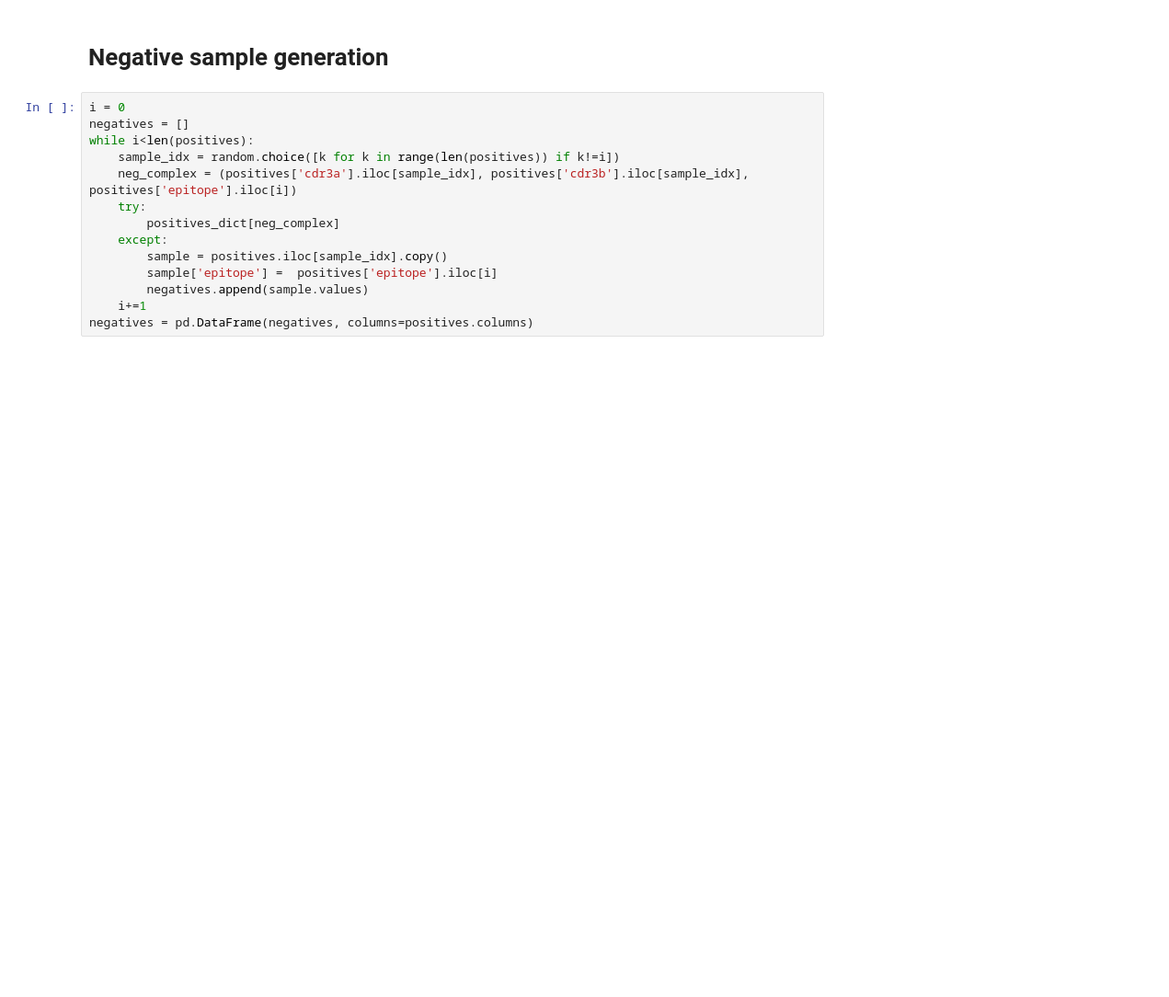
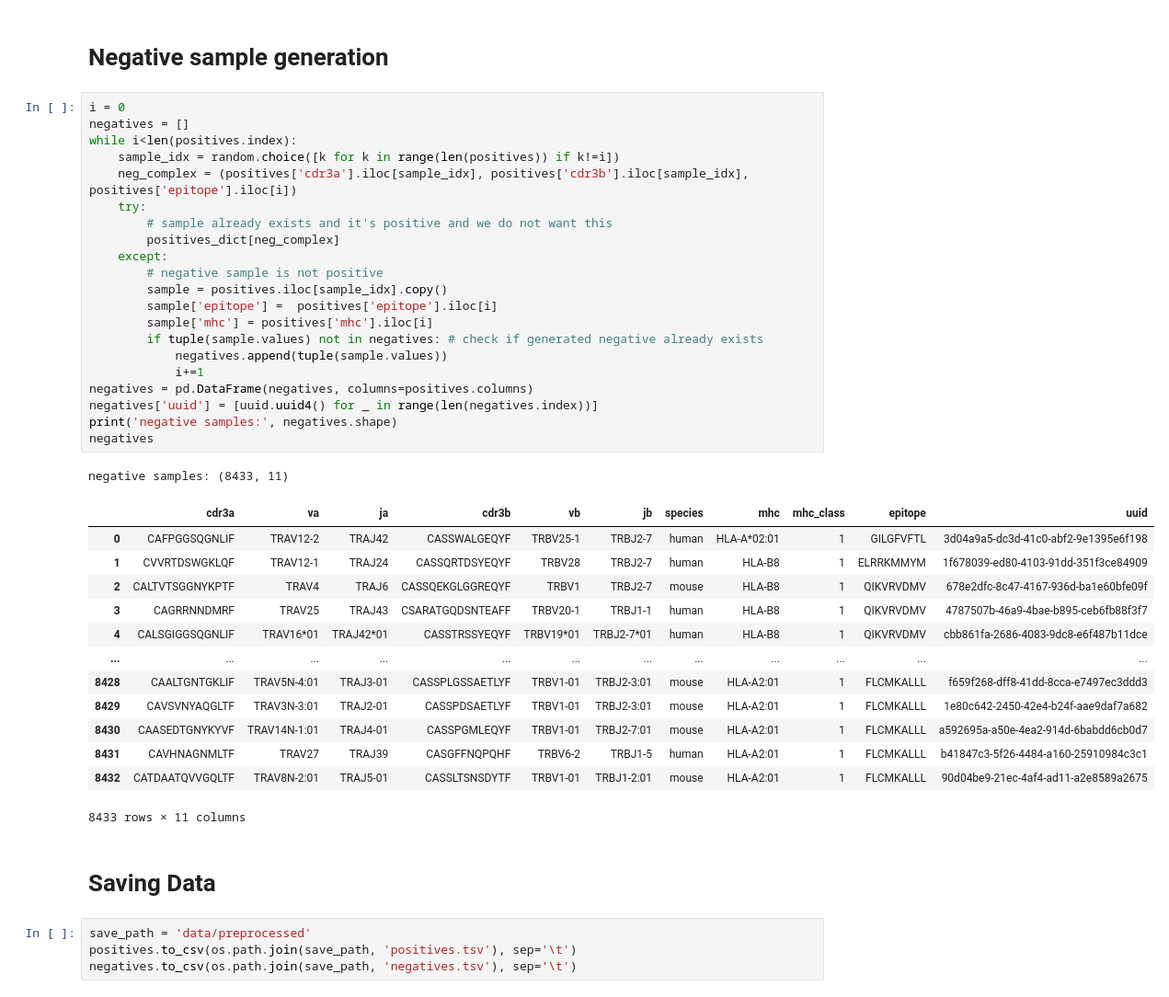
Before and after one commit to jgbrasier/tcrpmhc-binding, a Jupyter notebook: dataprep.ipynb, the cells around one changed output. Shown at 92% size. Drawn from its saved outputs; the diff is of its cells as text; blank space fills up the shorter version.

```diff
--- a/dataprep.ipynb
+++ b/dataprep.ipynb
@@ -208,14 +191,42 @@ unique tcr-peptide pairs: 8381
 # %%
 i = 0
 negatives = []
-while i<len(positives):
+while i<len(positives.index):
     sample_idx = random.choice([k for k in range(len(positives)) if k!=i])
     neg_complex = (positives['cdr3a'].iloc[sample_idx], positives['cdr3b'].iloc[sample_idx], positives['epitope'].iloc[i])
     try:
+        # sample already exists and it's positive and we do not want this
         positives_dict[neg_complex]
     except:
+        # negative sample is not positive
         sample = positives.iloc[sample_idx].copy()
         sample['epitope'] =  positives['epitope'].iloc[i]
-        negatives.append(sample.values)
-    i+=1
+        sample['mhc'] = positives['mhc'].iloc[i]
+        if tuple(sample.values) not in negatives: # check if generated negative already exists
+            negatives.append(tuple(sample.values))
+            i+=1
 negatives = pd.DataFrame(negatives, columns=positives.columns)
+negatives['uuid'] = [uuid.uuid4() for _ in range(len(negatives.index))]
+print('negative samples:', negatives.shape)
+negatives
+# %% [output]
+negative samples: (8433, 11)
+|  | cdr3a | va | ja | cdr3b | vb | jb | species | mhc | mhc_class | epitope | uuid |
+| 0 | CAFPGGSQGNLIF | TRAV12-2 | TRAJ42 | CASSWALGEQYF | TRBV25-1 | TRBJ2-7 | human | HLA-A*02:01 | 1 | GILGFVFTL | 3d04a9a5-dc3d-41c0-abf2-9e1395e6f198 |
+| 1 | CVVRTDSWGKLQF | TRAV12-1 | TRAJ24 | CASSQRTDSYEQYF | TRBV28 | TRBJ2-7 | human | HLA-B8 | 1 | ELRRKMMYM | 1f678039-ed80-4103-91dd-351f3ce84909 |
+| 2 | CALTVTSGGNYKPTF | TRAV4 | TRAJ6 | CASSQEKGLGGREQYF | TRBV1 | TRBJ2-7 | mouse | HLA-B8 | 1 | QIKVRVDMV | 678e2dfc-8c47-4167-936d-ba1e60bfe09f |
+| 3 | CAGRRNNDMRF | TRAV25 | TRAJ43 | CSARATGQDSNTEAFF | TRBV20-1 | TRBJ1-1 | human | HLA-B8 | 1 | QIKVRVDMV | 4787507b-46a9-4bae-b895-ceb6fb88f3f7 |
+| 4 | CALSGIGGSQGNLIF | TRAV16*01 | TRAJ42*01 | CASSTRSSYEQYF | TRBV19*01 | TRBJ2-7*01 | human | HLA-B8 | 1 | QIKVRVDMV | cbb861fa-2686-4083-9dc8-e6f487b11dce |
+| ... | ... | ... | ... | ... | ... | ... | ... | ... | ... | ... | ... |
+| 8428 | CAALTGNTGKLIF | TRAV5N-4:01 | TRAJ3-01 | CASSPLGSSAETLYF | TRBV1-01 | TRBJ2-3:01 | mouse | HLA-A2:01 | 1 | FLCMKALLL | f659f268-dff8-41dd-8cca-e7497ec3ddd3 |
+| 8429 | CAVSVNYAQGLTF | TRAV3N-3:01 | TRAJ2-01 | CASSPDSAETLYF | TRBV1-01 | TRBJ2-3:01 | mouse | HLA-A2:01 | 1 | FLCMKALLL | 1e80c642-2450-42e4-b24f-aae9daf7a682 |
+| 8430 | CAASEDTGNYKYVF | TRAV14N-1:01 | TRAJ4-01 | CASSPGMLEQYF | TRBV1-01 | TRBJ2-7:01 | mouse | HLA-A2:01 | 1 | FLCMKALLL | a592695a-a50e-4ea2-914d-6babdd6cb0d7 |
+| 8431 | CAVHNAGNMLTF | TRAV27 | TRAJ39 | CASGFFNQPQHF | TRBV6-2 | TRBJ1-5 | human | HLA-A2:01 | 1 | FLCMKALLL | b41847c3-5f26-4484-a160-25910984c3c1 |
+| 8432 | CATDAATQVVGQLTF | TRAV8N-2:01 | TRAJ5-01 | CASSLTSNSDYTF | TRBV1-01 | TRBJ1-2:01 | mouse | HLA-A2:01 | 1 | FLCMKALLL | 90d04be9-21ec-4af4-ad11-a2e8589a2675 |
+8433 rows × 11 columns
+# %% [markdown]
+# Saving Data
+# %%
+save_path = 'data/preprocessed'
+positives.to_csv(os.path.join(save_path, 'positives.tsv'), sep='\t')
+negatives.to_csv(os.path.join(save_path, 'negatives.tsv'), sep='\t')
```
Also changed, not shown: parts of 10 cells of this notebook, 9 other files.
